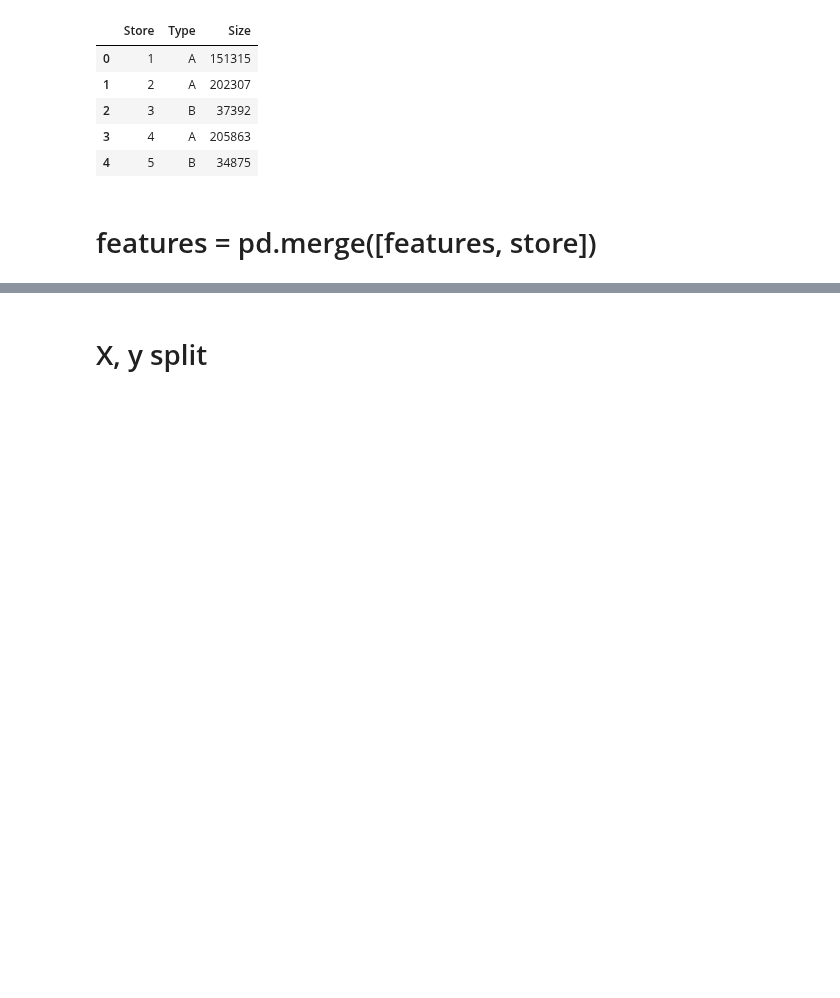
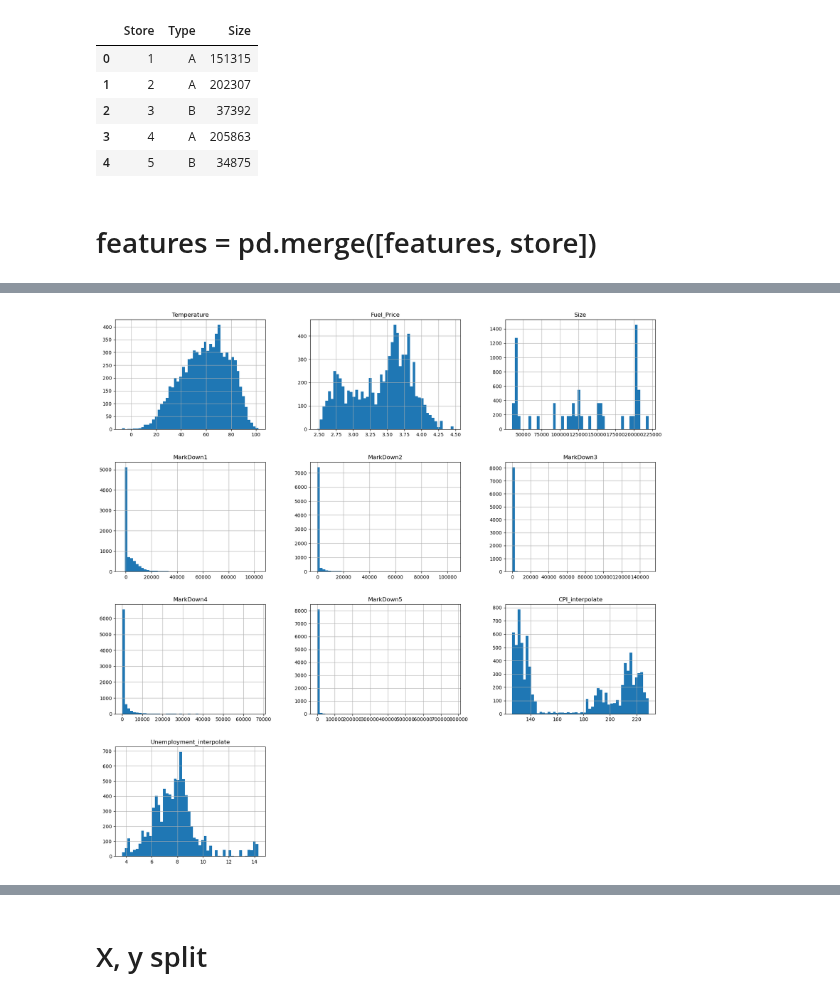
Before and after one commit to wumusill/AI_School, a Jupyter notebook: Project/MiniP4/walmart.ipynb, the cells around one changed output, grey strips where cells are left out. Saved outputs shown, nothing was run; the diff lists cells and outputs as text; code cells hidden in the pictures; blank space fills up the shorter version.

```diff
--- a/Project/MiniP4/walmart.ipynb
+++ b/Project/MiniP4/walmart.ipynb
@@ -118,0 +210,5 @@ sns.boxplot(data=features)
+# %%
+store[["MarkDown1", "MarkDown2", "MarkDown3", "MarkDown4", "MarkDown5"]] = store[["MarkDown1", "MarkDown2", "MarkDown3", "MarkDown4", "MarkDown5"]].fillna(0)
+# %%
+store = store.drop(["CPI", "Unemployment", "IsHoliday"], axis=1)
+store.sample(5)
@@ -118,0 +240,4 @@ sns.boxplot(data=features)
+# %%
+store_num = store[['Temperature', 'Fuel_Price', 'Size',
+                   'MarkDown1', 'MarkDown2', 'MarkDown3', 'MarkDown4', 'MarkDown5',
+                   'CPI_interpolate', 'Unemployment_interpolate']]
@@ -118,0 +253,4 @@ sns.boxplot(data=features)
+# %%
+store_num.hist(figsize=(20, 20), bins=50);
+# %% [output]
+[figure, added]
```
Also changed, not shown: parts of 97 cells of this notebook, 1 other file.
